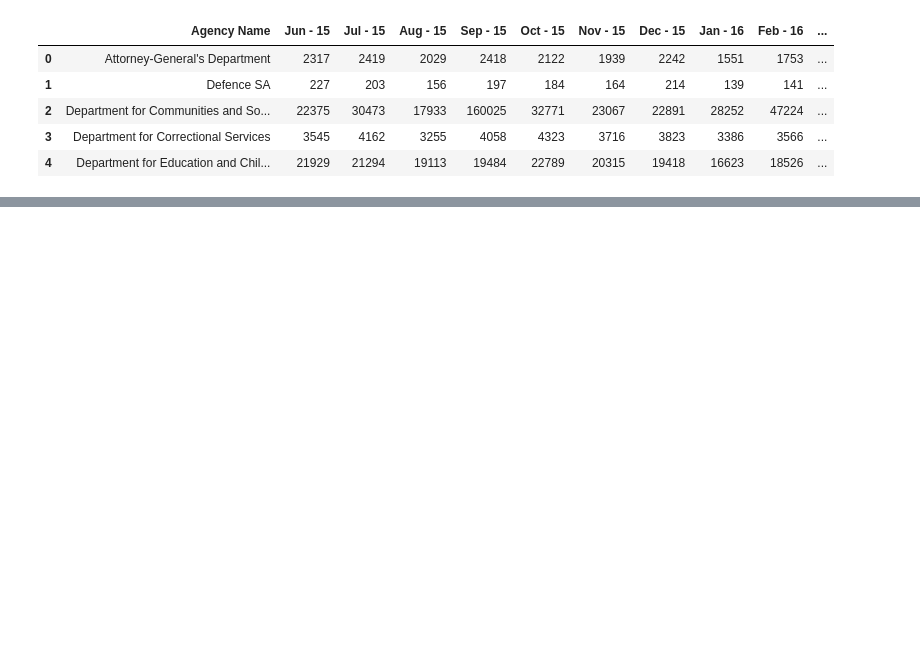
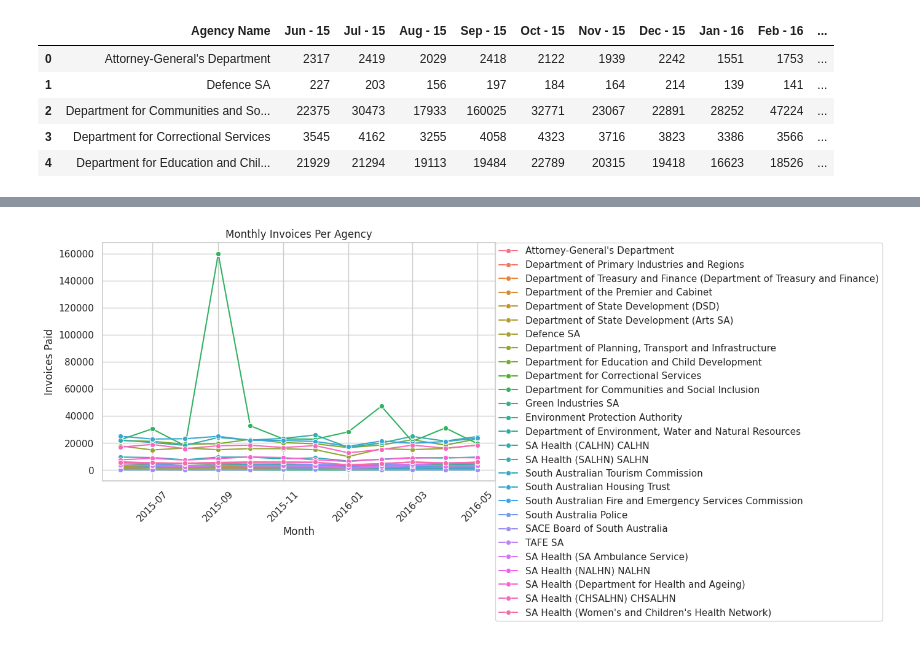
Before and after one commit to SwarnabhR/ap-invoice-analysis, a Jupyter notebook: notebooks/ap_analysis.ipynb, the cells around one changed output, grey strips where cells are left out. Saved outputs shown, nothing was run; the diff lists cells and outputs as text; code cells hidden in the pictures; blank space fills up the shorter version.

```diff
--- a/notebooks/ap_analysis.ipynb
+++ b/notebooks/ap_analysis.ipynb
@@ -67,0 +80,16 @@ df_long.head()
+# %%
+plt.figure(figsize=(14, 6))
+sns.lineplot(data=df_long, x='Month', y = 'Invoices Paid', hue='Agency Name', marker='o')
+
+plt.title("Monthly Invoices Per Agency")
+plt.xlabel("Month")
+plt.ylabel("Invoices Paid")
+plt.xticks(rotation = 45)
+
+# Move legend to the bottom
+plt.legend(bbox_to_anchor=(1.0001, 1), loc="upper left", borderaxespad = 0.)
+
+plt.tight_layout()
+plt.show()
+# %% [output]
+[figure, added]
```
Also changed, not shown: parts of 12 cells of this notebook, 1 other file.
